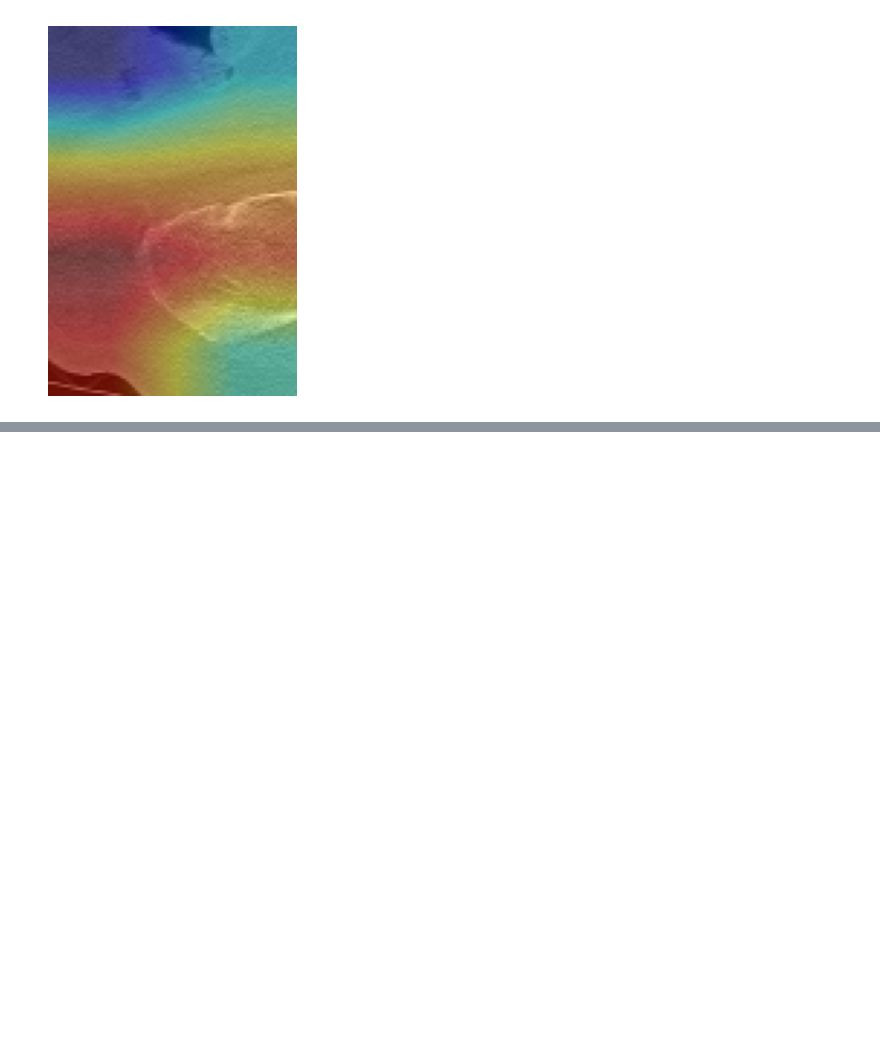
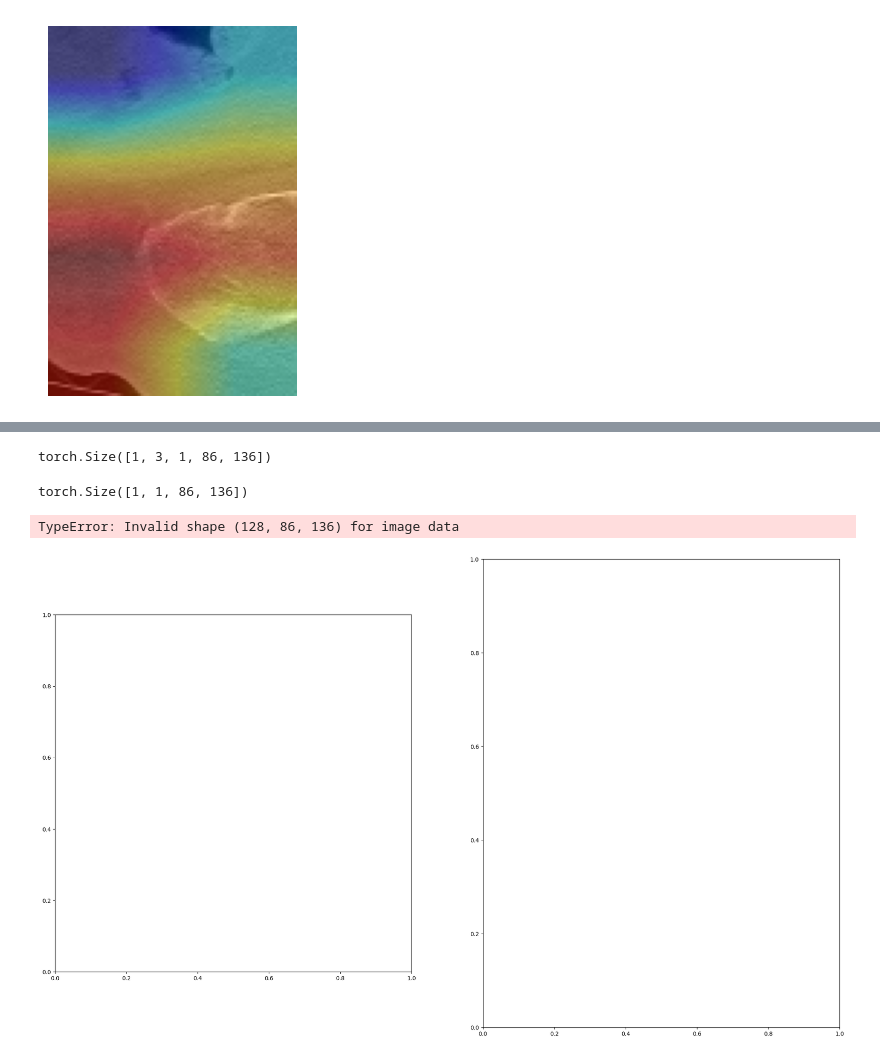
Before and after one commit to ardamamur/3D-Castellvi-Prediction, a Jupyter notebook: notebooks/visualize_learned_filters.ipynb, the cells around one changed output, grey strips where cells are left out. Saved outputs shown, nothing was run; the diff lists cells and outputs as text; code cells hidden in the pictures; blank space fills up the shorter version.

```diff
--- a/notebooks/visualize_learned_filters.ipynb
+++ b/notebooks/visualize_learned_filters.ipynb
@@ -702,0 +825,3 @@ plt.show()
+# %%
+depth_slice = image5.shape[2] // 2
+occ_sens_b_box = [depth_slice - 1, depth_slice, -1, -1, -1, -1]
@@ -702,0 +832,8 @@ plt.show()
+# %%
+# densenet 3d
+from monai.networks.nets import DenseNet
+from monai.visualize import OcclusionSensitivity
+
+
+occ_sens = OcclusionSensitivity(nn_module=model, n_batch = 8)
+occ_map, most_probable_class = occ_sens(image5, b_box=occ_sens_b_box)
@@ -702,0 +862,21 @@ plt.show()
+# %%
+print(occ_map.shape)
+# %% [output]
+torch.Size([1, 3, 1, 86, 136])
+# %%
+occ_result = occ_map[0, output_1.argmax().item()][None]
+# %%
+occ_result.shape
+# %% [output]
+torch.Size([1, 1, 86, 136])
+# %%
+fig, axes = plt.subplots(1, 2, figsize=(25, 15), facecolor="white")
+for i, im in enumerate([image5[:, :, depth_slice, ...], occ_result]):
+    cmap = "gray" if i == 0 else "jet"
+    ax = axes[i]
+    im_show = ax.imshow(np.squeeze(image5[0][0].detach().cpu()), cmap=cmap)
+    ax.axis("off")
+    fig.colorbar(im_show, ax=ax)
+# %% [output]
+TypeError: Invalid shape (128, 86, 136) for image data
+[figure, added]
```
Also changed, not shown: parts of 52 cells of this notebook.
